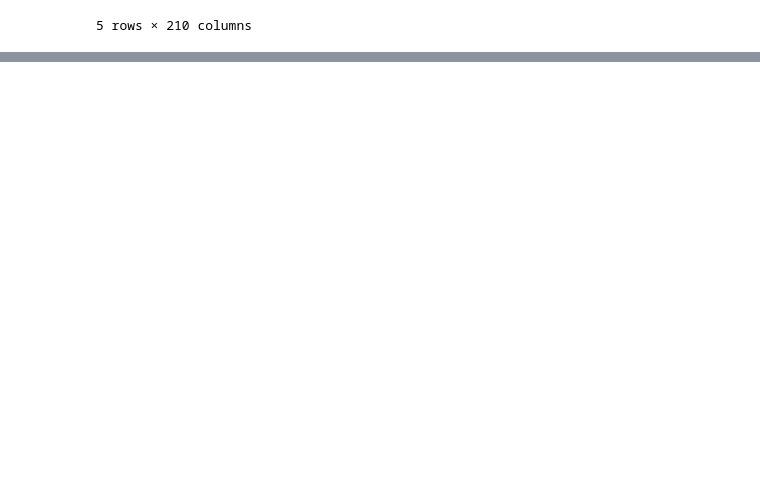
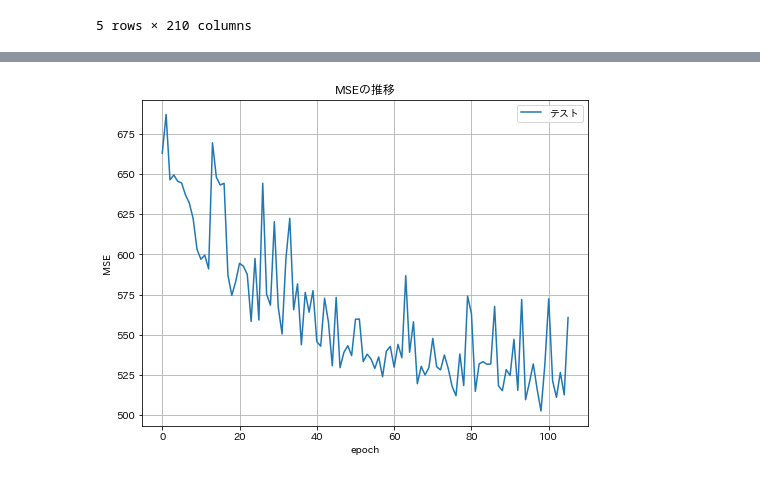
Before and after one commit to Babmuclr/ffbrain, a Jupyter notebook: lambda_max/src/baseline.ipynb, the cells around one changed output, grey strips where cells are left out. Cells and saved outputs as stored; diff of their text form; code cells hidden in the pictures; blank space fills up the shorter version.

```diff
--- a/lambda_max/src/baseline.ipynb
+++ b/lambda_max/src/baseline.ipynb
@@ -48,0 +219,11 @@ Wall time: 3.1 µs
+# %%
+fig, ax = plt.subplots(figsize=(8,6))
+ax.plot(range(len(scores)-1), scores[1:], label="テスト")
+# ax.plot(range(len(scores)-1), losses[1:], label="訓練")
+ax.set_xlabel("epoch")
+ax.set_ylabel("MSE")
+ax.set_title("MSEの推移")
+ax.legend()
+ax.grid()
+# %% [output]
+[figure, added]
```
Also changed, not shown: parts of 18 cells of this notebook, 4 other files.
